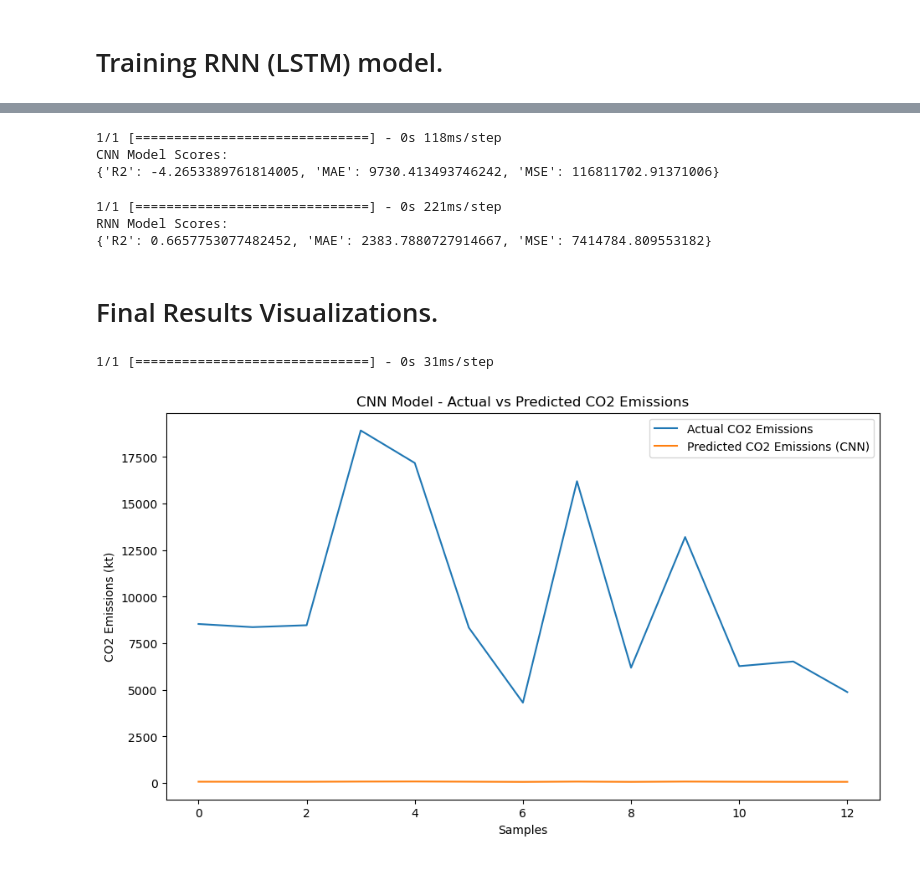
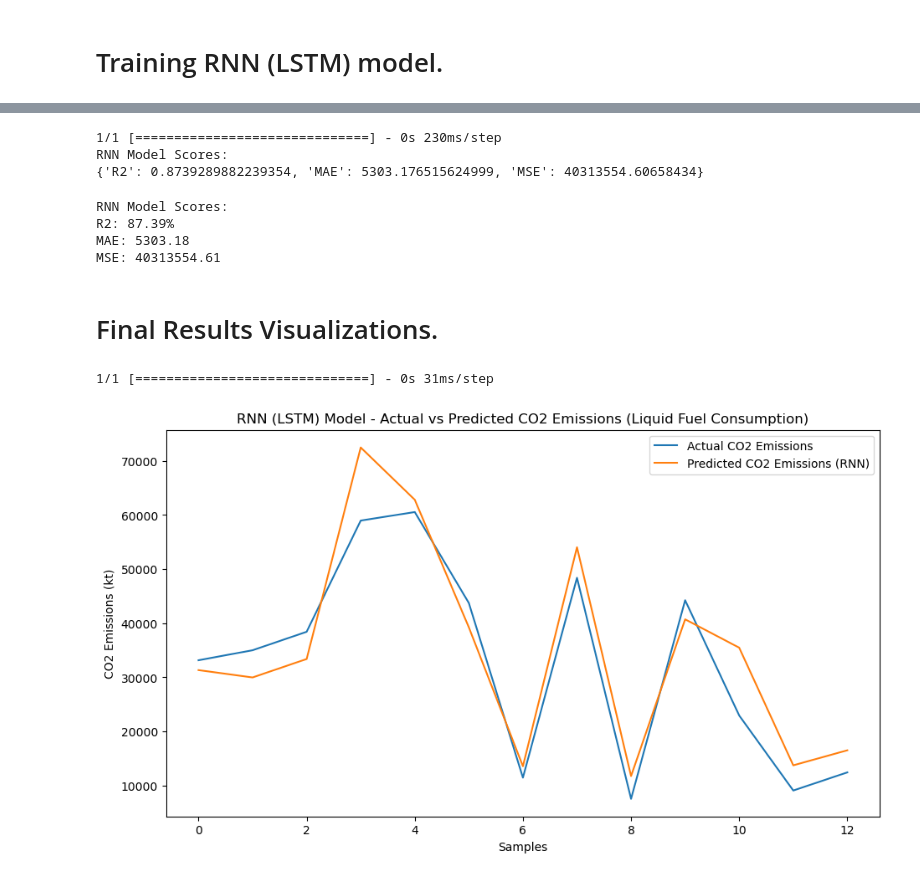
Before and after one commit to khairullahhamsafar/Pakistan-CO2-Emissions-Predictions, a Jupyter notebook: Predicting_Pakistan_CO2_Emissions_from_Fuel_Consumption_Using_Climate_Change_Indicators.ipynb, the cells around one changed output, grey strips where cells are left out. Cells and saved outputs as stored; diff of their text form; code cells hidden in the pictures.

Commit message:
Finalized version of RNN only is ready.
In this notebook, I have done training RNN for Solid Fuel case only.

```diff
--- a/Predicting_Pakistan_CO2_Emissions_from_Fuel_Consumption_Using_Climate_Change_Indicators.ipynb
+++ b/Predicting_Pakistan_CO2_Emissions_from_Fuel_Consumption_Using_Climate_Change_Indicators.ipynb
@@ -190,2 +169,0 @@ X_test_cnn = X_test.reshape((X_test.shape[0], X_test.shape[1], 1))
-# %%
-model_cnn.fit(X_train_cnn, y_train, epochs=10, batch_size=32, validation_data=(X_test_cnn, y_test))
@@ -212,5 +171,5 @@ Epoch 50/50
 # Training RNN (LSTM) model.
 # %%
 model_rnn = Sequential()
-model_rnn.add(LSTM(50, activation='relu', input_shape=(X_train_cnn.shape[1], 1)))
+model_rnn.add(LSTM(50, activation='relu', input_shape=(X_train.shape[1], 1)))
 model_rnn.add(Dense(1))
@@ -219,3 +182,7 @@ model_rnn.compile(optimizer='adam', loss='mean_squared_error')
+# %%
+# Reshaping input data for LSTM.
+X_train_lstm = X_train.reshape((X_train.shape[0], X_train.shape[1], 1))
+X_test_lstm = X_test.reshape((X_test.shape[0], X_test.shape[1], 1))
 # %%
-model_rnn.fit(X_train_cnn, y_train, epochs=50, batch_size=32, validation_data=(X_test_cnn, y_test))
+model_rnn.fit(X_train_lstm, y_train, epochs=56, batch_size=32, validation_data=(X_test_lstm, y_test))
 # %% [output]
@@ -251,35 +218,37 @@ def evaluate_model(model, X_test, y_test):
     }
     return scores
 # %%
-# Applying evaluater function on CNN model.
-scores_cnn = evaluate_model(model_cnn, X_test_cnn, y_test)
-print("CNN Model Scores:")
-print(scores_cnn)
+# Applying evaluater function on RNN model.
+scores_rnn = evaluate_model(model_rnn, X_test_lstm, y_test)
+print("RNN Model Scores:")
+print(scores_rnn)
 # %% [output]
-1/1 [==============================] - 0s 118ms/step
-CNN Model Scores:
-{'R2': -4.2653389761814005, 'MAE': 9730.413493746242, 'MSE': 116811702.91371006}
+1/1 [==============================] - 0s 230ms/step
+RNN Model Scores:
+{'R2': 0.8739289882239354, 'MAE': 5303.176515624999, 'MSE': 40313554.60658434}
-# %%
-# Applying evaluater function on RNN model.
-scores_rnn = evaluate_model(model_rnn, X_test_cnn, y_test)
-print("RNN Model Scores:")
-print(scores_rnn)
-# %% [output]
-1/1 [==============================] - 0s 221ms/step
-RNN Model Scores:
-{'R2': 0.6657753077482452, 'MAE': 2383.7880727914667, 'MSE': 7414784.809553182}
+# %%
+# RNN Evaluation percentage.
+print("\nRNN Model Scores:")
+print("R2: {:.2%}".format(scores_rnn['R2']))
+print("MAE: {:.2f}".format(scores_rnn['MAE']))
+print("MSE: {:.2f}".format(scores_rnn['MSE']))
+# %% [output]
+RNN Model Scores:
+R2: 87.39%
+MAE: 5303.18
+MSE: 40313554.61
 # %% [markdown]
 # Final Results Visualizations.
 # %%
-# Visualizing predictions vs actual values for CNN model.
+# Visualizing predictions vs actual values for RNN model.
 plt.figure(figsize=(11, 6))
 plt.plot(y_test.values, label='Actual CO2 Emissions')
-plt.plot(model_cnn.predict(X_test_cnn), label='Predicted CO2 Emissions (CNN)')
-plt.title('CNN Model - Actual vs Predicted CO2 Emissions')
+plt.plot(model_rnn.predict(X_test_lstm), label='Predicted CO2 Emissions (RNN)')
+plt.title('RNN (LSTM) Model - Actual vs Predicted CO2 Emissions (Liquid Fuel Consumption)')
 plt.xlabel('Samples')
 plt.ylabel('CO2 Emissions (kt)')
 plt.legend()
 plt.show()
 # %% [output]
 1/1 [==============================] - 0s 31ms/step
-[figure, old version]
+[figure, new version]
```
Also changed, not shown: parts of 13 cells of this notebook.
